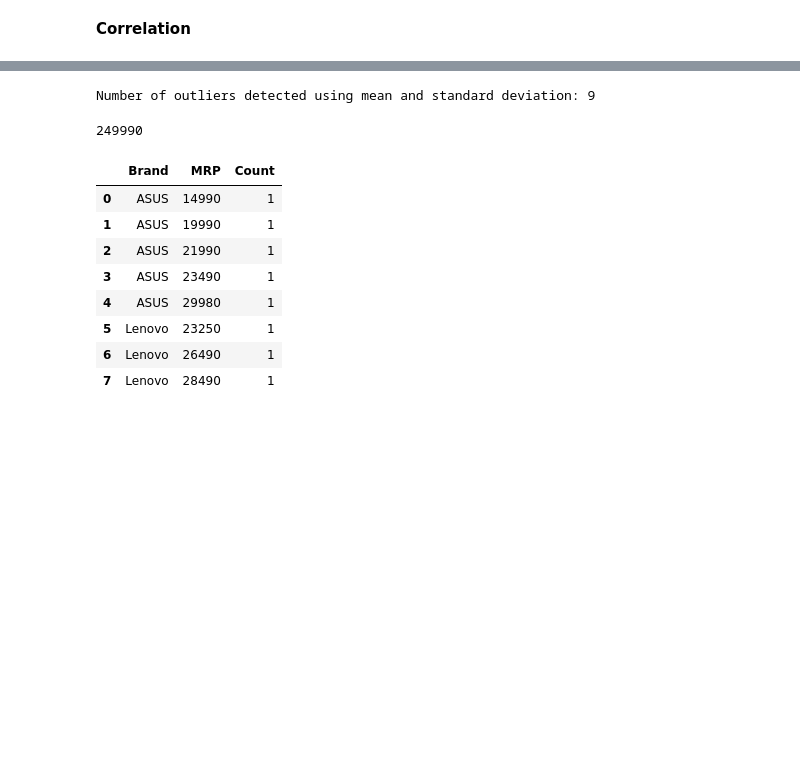
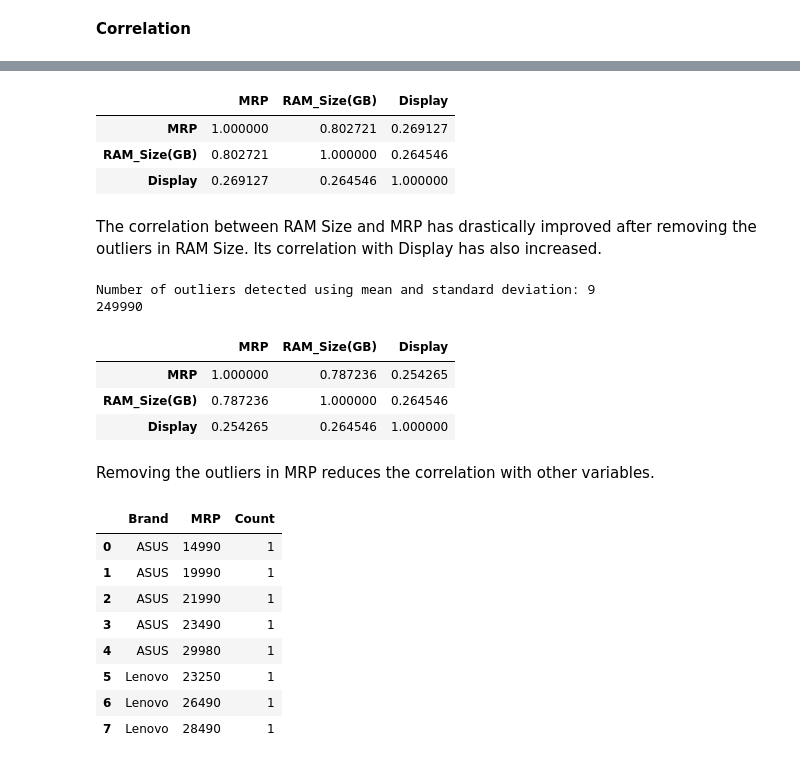
Before and after one commit to PerisN/Predict-Laptop-Prices-Streamlit, a Jupyter notebook: Notebooks/Exploration.ipynb, the cells around one changed output, grey strips where cells are left out. Cells and saved outputs as stored; diff of their text form; code cells hidden in the pictures; blank space fills up the shorter version.

```diff
--- a/Notebooks/Exploration.ipynb
+++ b/Notebooks/Exploration.ipynb
@@ -229,32 +230,51 @@ sns.heatmap(
-# %%
-def detect_outliers_mean(data, threshold=3):
-    mean = data.mean()
-    std = data.std()
-    upper_threshold = mean + (threshold * std)
-    lower_threshold = mean - (threshold * std)
-
-    return (data > upper_threshold) | (data < lower_threshold)
-
-outliers_MRP = detect_outliers_mean(df['MRP'])
-
-print("Number of outliers detected using mean and standard deviation:", outliers_MRP.sum())
-# %% [output]
-Number of outliers detected using mean and standard deviation: 9
-# %%
-sorted_df = df.sort_values('MRP', ascending=False)
-
-# Select the tenth row (index 9)
-tenth_expensive_price = sorted_df.iloc[9]['MRP']
-print(tenth_expensive_price)
-
-df.loc[df['MRP'] > tenth_expensive_price, 'MRP'] = tenth_expensive_price
-# %% [output]
-249990
 # %%
 # Replace 128 GB RAM Size with the median
 
 median= df['RAM_Size(GB)'].median()
 df.loc[df['RAM_Size(GB)'] == 128,'RAM_Size(GB)'] = median
+# %%
+df.corr()
+# %% [output]
+|  | MRP | RAM_Size(GB) | Display |
+| MRP | 1.000000 | 0.802721 | 0.269127 |
+| RAM_Size(GB) | 0.802721 | 1.000000 | 0.264546 |
+| Display | 0.269127 | 0.264546 | 1.000000 |
+# %% [markdown]
+The correlation between RAM Size and MRP has drastically improved after removing the outliers in RAM Size. Its correlation with Display has also increased.
+# %%
+# Removing outliers from MRP
+
+def detect_outliers_mean(data, threshold=3):
+    mean = data.mean()
+    std = data.std()
+    upper_threshold = mean + (threshold * std)
+    lower_threshold = mean - (threshold * std)
+
+    return (data > upper_threshold) | (data < lower_threshold)
+
+outliers_MRP = detect_outliers_mean(df['MRP'])
+
+print("Number of outliers detected using mean and standard deviation:", outliers_MRP.sum())
+sorted_df = df.sort_values('MRP', ascending=False)
+
+# Select the tenth row (index 9)
+tenth_expensive_price = sorted_df.iloc[9]['MRP']
+print(tenth_expensive_price)
+
+df_copy = df.copy()
+df_copy.loc[df_copy['MRP'] > tenth_expensive_price, 'MRP'] = tenth_expensive_price
+# %% [output]
+Number of outliers detected using mean and standard deviation: 9
+249990
+# %%
+df_copy.corr()
+# %% [output]
+|  | MRP | RAM_Size(GB) | Display |
+| MRP | 1.000000 | 0.787236 | 0.254265 |
+| RAM_Size(GB) | 0.787236 | 1.000000 | 0.264546 |
+| Display | 0.254265 | 0.264546 | 1.000000 |
+# %% [markdown]
+Removing the outliers in MRP reduces the correlation with other variables.
 # %%
 grouped_df = df[df['Display'] == 11.60].groupby(['Brand', 'MRP']).size().reset_index(name='Count')
 grouped_df
```
Also changed, not shown: parts of 14 cells of this notebook.
